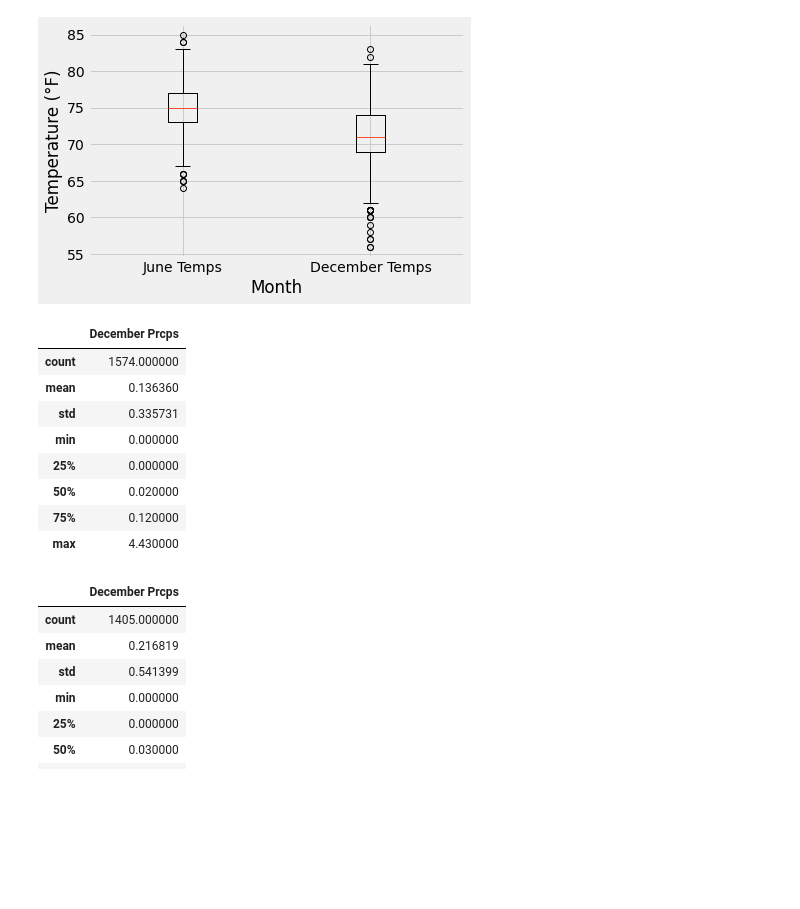
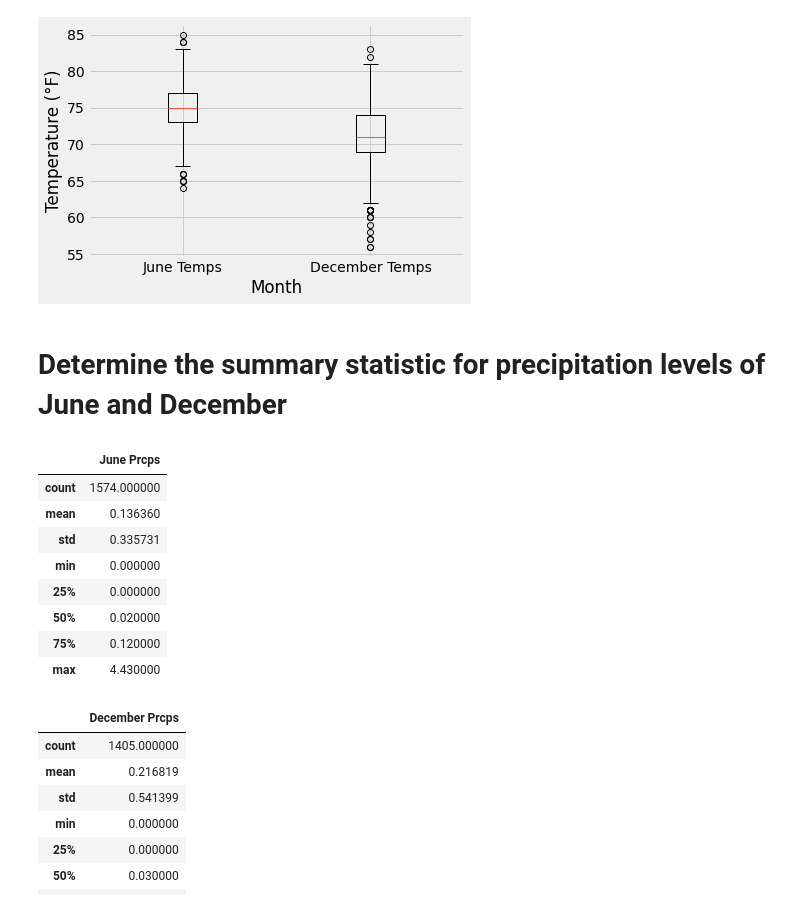
Before and after one commit to elp192/Analysis-of-Oahu-climate, a Jupyter notebook: climate_temp_analysis.ipynb, the cells around one changed output. Drawn from its saved outputs; the diff is of its cells as text; code cells hidden in the pictures; blank space fills up the shorter version.

```diff
--- a/climate_temp_analysis.ipynb
+++ b/climate_temp_analysis.ipynb
@@ -218,11 +216,13 @@ plt.show()
+# %% [markdown]
+# Determine the summary statistic for precipitation levels of June and December
 # %%
 # Filters the Measurement table to retrieve the peception for the month of June and convert to a list
 results3 = session.query(Measurement.date, Measurement.prcp).\
 filter(extract('month',Measurement.date)==6).all()
-df_results3=pd.DataFrame(results3,columns=['date','December Prcps'])
+df_results3=pd.DataFrame(results3,columns=['date','June Prcps'])
 df_results3.describe()
 # %% [output]
-|  | December Prcps |
+|  | June Prcps |
 | count | 1574.000000 |
 | mean | 0.136360 |
 | std | 0.335731 |
```
Also changed, not shown: parts of 5 cells of this notebook.
